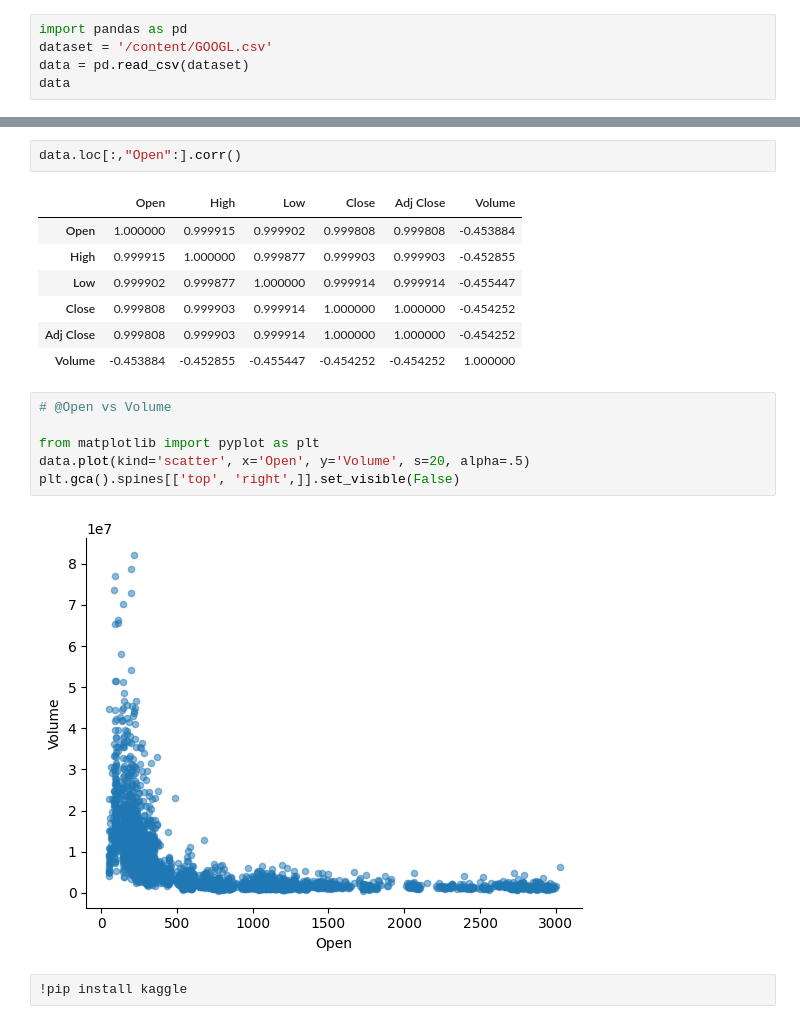
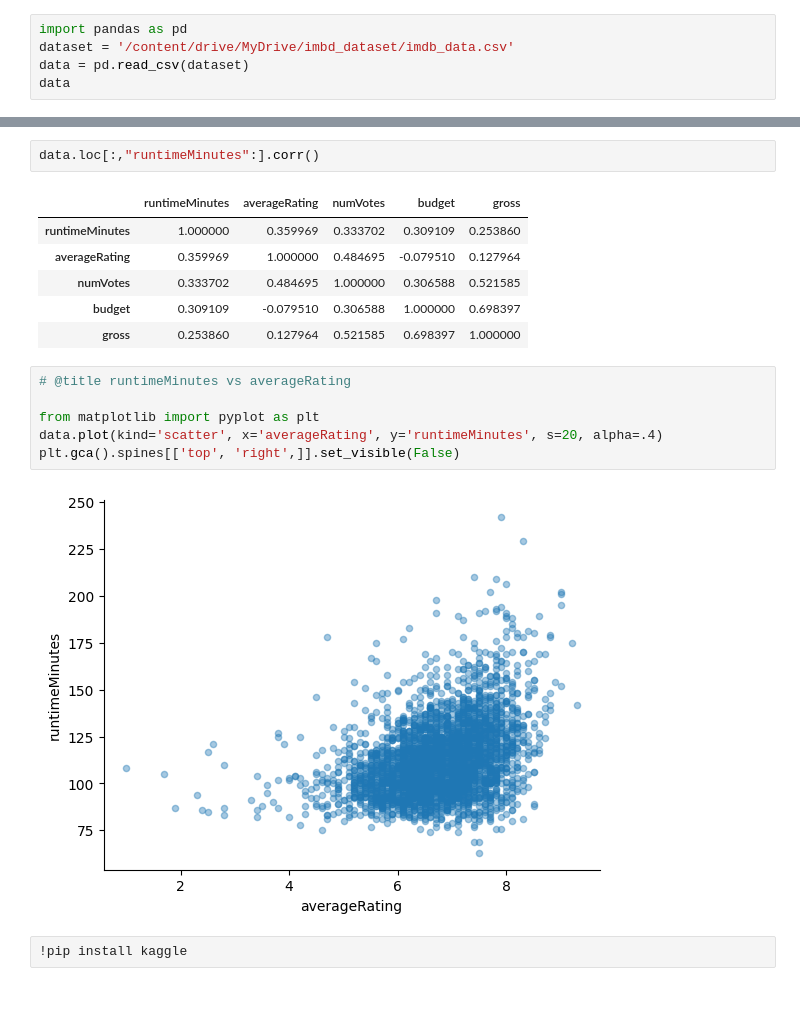
Before and after one commit to katrinaaghta/Machine-Learning-, a Jupyter notebook: TUGAS_1_DATA_UNDERSTANDING.ipynb, the cells around one changed output, grey strips where cells are left out. Cells and saved outputs as stored; diff of their text form; blank space fills up the shorter version.

```diff
--- a/TUGAS_1_DATA_UNDERSTANDING.ipynb
+++ b/TUGAS_1_DATA_UNDERSTANDING.ipynb
@@ -8,6 +7,6 @@ Tugas 1 Pembelajaran Machine
 # %%
 import pandas as pd
-dataset = '/content/GOOGL.csv'
+dataset = '/content/drive/MyDrive/imbd_dataset/imdb_data.csv'
 data = pd.read_csv(dataset)
 data
 # %% [output]
@@ -76,21 +80,20 @@ data.describe()
 # %%
-data.loc[:,"Open":].corr()
+data.loc[:,"runtimeMinutes":].corr()
 # %% [output]
-|  | Open | High | Low | Close | Adj Close | Volume |
-| Open | 1.000000 | 0.999915 | 0.999902 | 0.999808 | 0.999808 | -0.453884 |
-| High | 0.999915 | 1.000000 | 0.999877 | 0.999903 | 0.999903 | -0.452855 |
-| Low | 0.999902 | 0.999877 | 1.000000 | 0.999914 | 0.999914 | -0.455447 |
-| Close | 0.999808 | 0.999903 | 0.999914 | 1.000000 | 1.000000 | -0.454252 |
-| Adj Close | 0.999808 | 0.999903 | 0.999914 | 1.000000 | 1.000000 | -0.454252 |
-| Volume | -0.453884 | -0.452855 | -0.455447 | -0.454252 | -0.454252 | 1.000000 |
+|  | runtimeMinutes | averageRating | numVotes | budget | gross |
+| runtimeMinutes | 1.000000 | 0.359969 | 0.333702 | 0.309109 | 0.253860 |
+| averageRating | 0.359969 | 1.000000 | 0.484695 | -0.079510 | 0.127964 |
+| numVotes | 0.333702 | 0.484695 | 1.000000 | 0.306588 | 0.521585 |
+| budget | 0.309109 | -0.079510 | 0.306588 | 1.000000 | 0.698397 |
+| gross | 0.253860 | 0.127964 | 0.521585 | 0.698397 | 1.000000 |
 # %%
-# @Open vs Volume
+# @title runtimeMinutes vs averageRating
 
 from matplotlib import pyplot as plt
-data.plot(kind='scatter', x='Open', y='Volume', s=20, alpha=.5)
+data.plot(kind='scatter', x='averageRating', y='runtimeMinutes', s=20, alpha=.4)
 plt.gca().spines[['top', 'right',]].set_visible(False)
 # %% [output]
-[figure, old version]
+[figure, new version]
 # %%
 !pip install kaggle
 # %% [output]
```
Also changed, not shown: parts of 12 cells of this notebook.
